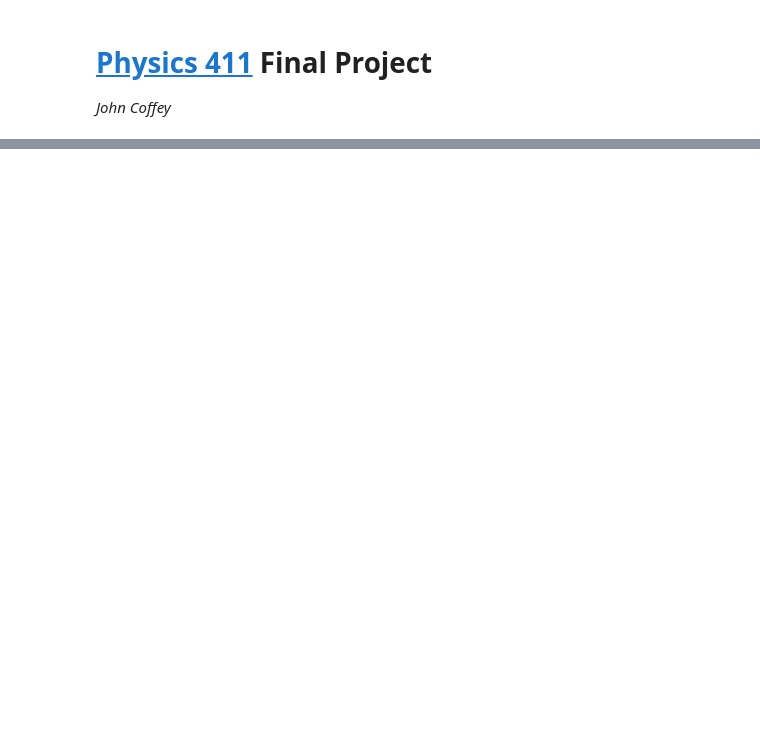
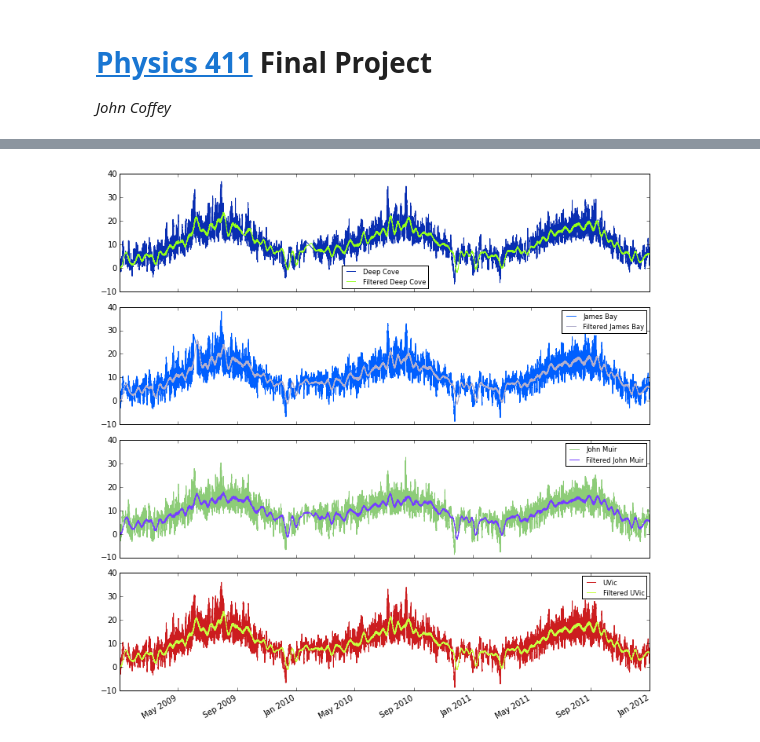
Before and after one commit to ingosh/Phy411Assignments, a Jupyter notebook: Project.ipynb, the cells around one changed output, grey strips where cells are left out. Cells and saved outputs as stored; diff of their text form; code cells hidden in the pictures; blank space fills up the shorter version.

```diff
--- a/Project.ipynb
+++ b/Project.ipynb
@@ -51,0 +262,18 @@ ValueError: Wrong number of columns at line 219
+# %%
+stopband = np.arange(2.,6.,0.1)
+fdc, value = lowpass(dc, stopband)
+print "DC"
+print np.mean(dc),np.mean(fdc), stopband[value], np.std(dc),np.std(fdc)
+fjb, value = lowpass(jb, stopband)
+print "JB"
+print np.mean(jb),np.mean(fjb), stopband[value], np.std(jb),np.std(fjb)
+fjm, value = lowpass(jm, stopband)
+print "JM"
+print np.mean(jm),np.mean(fjm), stopband[value], np.std(jm),np.std(fjm)
+fuv, value = lowpass(uv, stopband)
+print "UV"
+print np.mean(uv),np.mean(fuv), stopband[value], np.std(uv),np.std(fuv)
+
+#print fdc1
+#print fdc2
+#print "Difference"
@@ -51,0 +289,22 @@ ValueError: Wrong number of columns at line 219
+# %%
+fig, (ax1, ax2, ax3, ax4) = plt.subplots(4, sharex=True, sharey=True, figsize=(10,10))
+
+
+ldc = ax1.plot_date(mins, dc, '#092eb2', label='Deep Cove')
+lfdc = ax1.plot_date(mins, fdc, '#92ff19', label='Filtered Deep Cove') ; ax1.legend(loc='best', fontsize='small')
+ljb = ax2.plot_date(mins, jb, '#005fff', label='James Bay')
+lfjb = ax2.plot_date(mins, fjb, '#b3afcc', label='Filtered James Bay'); ax2.legend(loc='best', fontsize='small')
+ljm = ax3.plot_date(mins, jm, '#8dcc78', label='John Muir')
+lfjm = ax3.plot_date(mins, fjm, '#7540ff', label='Filtered John Muir'); ax3.legend(loc='best', fontsize='small')
+luv = ax4.plot_date(mins, uv, '#cc1d1f', label='UVic')
+lfuv = ax4.plot_date(mins, fuv, '#c7ff40', label='Filtered UVic'); ax4.legend(loc='best', fontsize='small')
+
+# Fine-tune figure; make subplots close to each other and hide x ticks for
+# all but bottom plot.
+fig.subplots_adjust(hspace=0)
+plt.setp([a.get_xticklabels() for a in fig.axes[:-1]], visible=False)
+
+fig.autofmt_xdate()
+plt.tight_layout()
+# %% [output]
+[figure, added]
```
Also changed, not shown: parts of 18 cells of this notebook, 1 other file.
